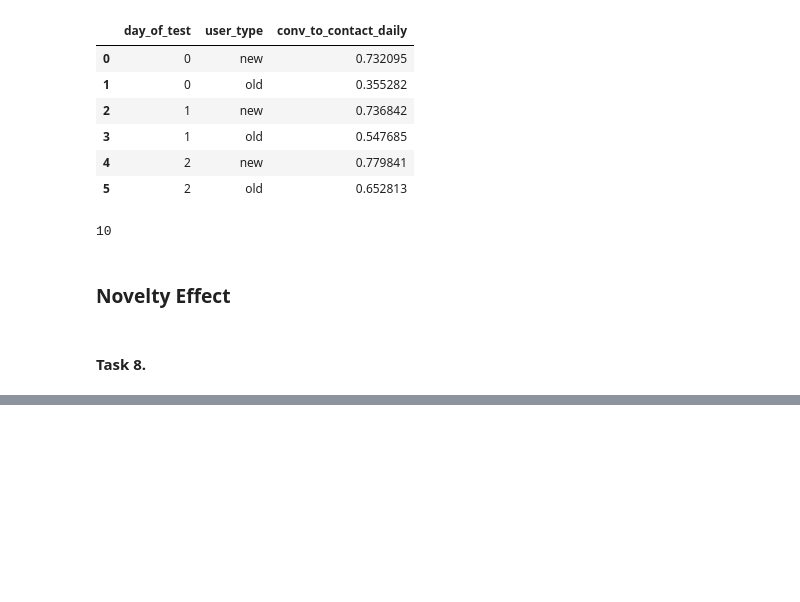
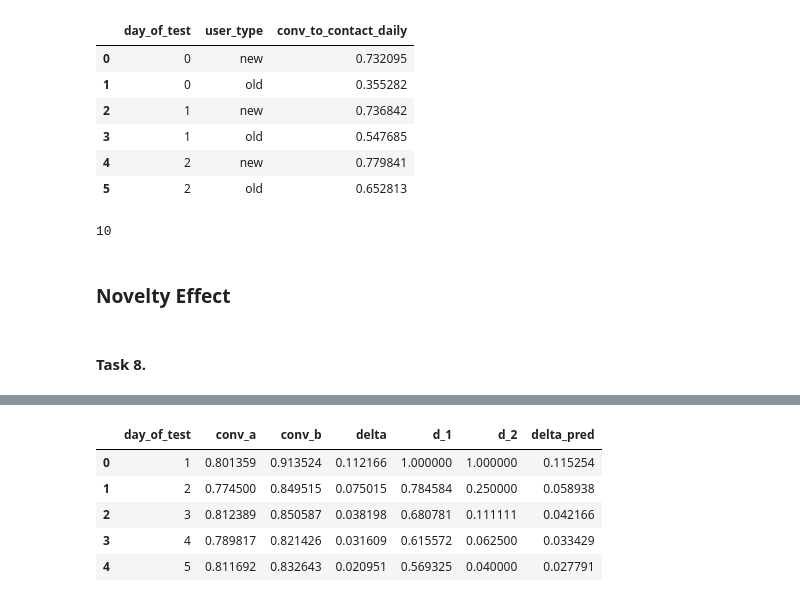
Before and after one commit to nktnlx/advanced_data_analysis_course, a Jupyter notebook: 03_ab_testing/07_external_validity.ipynb, the cells around one changed output, grey strips where cells are left out. Drawn from its saved outputs; the diff is of its cells as text; code cells hidden in the pictures; blank space fills up the shorter version.

```diff
--- a/03_ab_testing/07_external_validity.ipynb
+++ b/03_ab_testing/07_external_validity.ipynb
@@ -252,0 +376,15 @@ tbc..
+# %%
+days = to_plot.day_of_test.unique().tolist()
+conv_a_lst = []
+conv_b_lst = []
+
+for day in days:
+    temp_df = to_plot[to_plot['day_of_test'] == day]
+    conv_a_lst.append(temp_df.conv_to_contact_daily.values[0])
+    conv_b_lst.append(temp_df.conv_to_contact_daily.values[1])
+
+res_df = pd.DataFrame({
+    'day_of_test': [x + 1 for x in days],
+    'conv_a': conv_a_lst,
+    'conv_b': conv_b_lst
+})
@@ -252,0 +393,28 @@ tbc..
+# %%
+# polynomial coefficients of the regression calibration equation
+alpha = 0.35
+gamma = 2
+
+# regression parameters (using LinkedIn approach)
+res_df['d_1'] = 1 / (res_df['day_of_test']**alpha)
+res_df['d_2'] = 1 / (res_df['day_of_test']**gamma)
+
+# train and test data
+x = res_df[['d_1','d_2']].values
+Y = res_df['delta'].values
+
+# initializing and training our model
+lin_reg = LinearRegression(fit_intercept = True)
+lin_reg.fit(x, Y)
+
+# predicting the delta values using the fitted linear regression model
+res_df['delta_pred'] = lin_reg.predict(x)
+
+res_df.head()
+# %% [output]
+|  | day_of_test | conv_a | conv_b | delta | d_1 | d_2 | delta_pred |
+| 0 | 1 | 0.801359 | 0.913524 | 0.112166 | 1.000000 | 1.000000 | 0.115254 |
+| 1 | 2 | 0.774500 | 0.849515 | 0.075015 | 0.784584 | 0.250000 | 0.058938 |
+| 2 | 3 | 0.812389 | 0.850587 | 0.038198 | 0.680781 | 0.111111 | 0.042166 |
+| 3 | 4 | 0.789817 | 0.821426 | 0.031609 | 0.615572 | 0.062500 | 0.033429 |
+| 4 | 5 | 0.811692 | 0.832643 | 0.020951 | 0.569325 | 0.040000 | 0.027791 |
```
Also changed, not shown: parts of 30 cells of this notebook.
